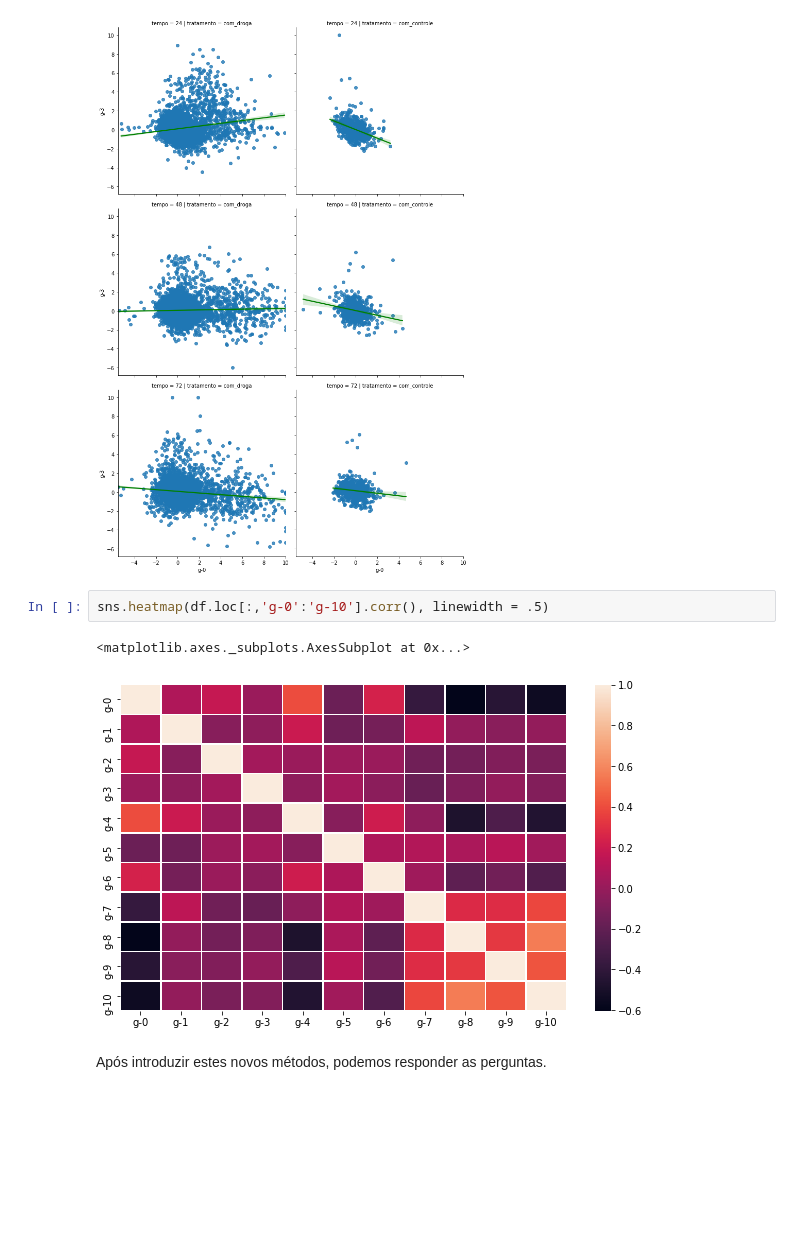
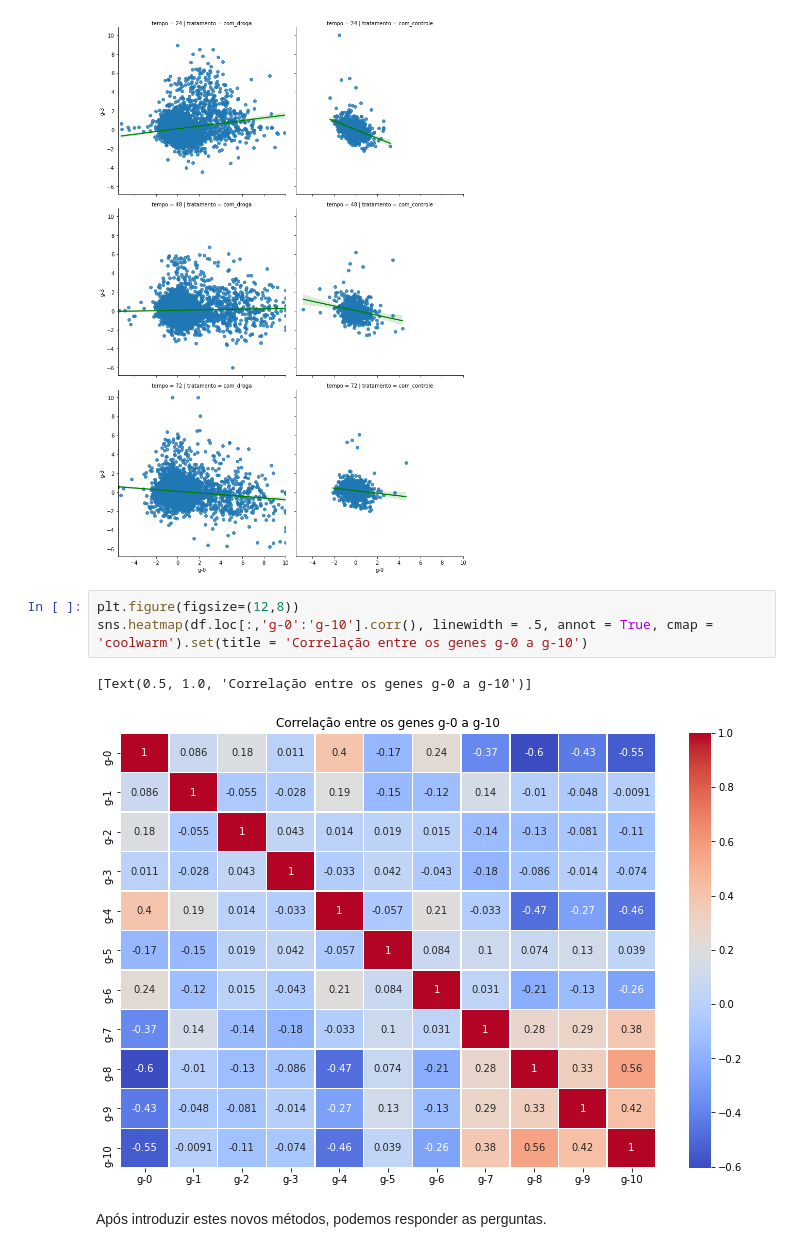
Before and after one commit to MisterGusMan/Alura_ID3, a Jupyter notebook: Análise_Aula_3.ipynb, the cells around one changed output. Drawn from its saved outputs; the diff is of its cells as text; blank space fills up the shorter version.

```diff
--- a/Análise_Aula_3.ipynb
+++ b/Análise_Aula_3.ipynb
@@ -64,10 +64,11 @@ sns.lmplot(data=df, x='g-0', y='g-3', line_kws={'color': 'green'}, col='tratamen
 <seaborn.axisgrid.FacetGrid at 0x...>
 [figure]
 # %%
-sns.heatmap(df.loc[:,'g-0':'g-10'].corr(), linewidth = .5)
+plt.figure(figsize=(12,8))
+sns.heatmap(df.loc[:,'g-0':'g-10'].corr(), linewidth = .5, annot = True, cmap = 'coolwarm').set(title = 'Correlação entre os genes g-0 a g-10')
 # %% [output]
-<matplotlib.axes._subplots.AxesSubplot at 0x...>
+[Text(0.5, 1.0, 'Correlação entre os genes g-0 a g-10')]
-[figure, old version]
+[figure, new version]
 # %% [markdown]
 Após introduzir estes novos métodos, podemos responder as perguntas.
 # %% [markdown]
```
Also changed, not shown: parts of 6 cells of this notebook.
